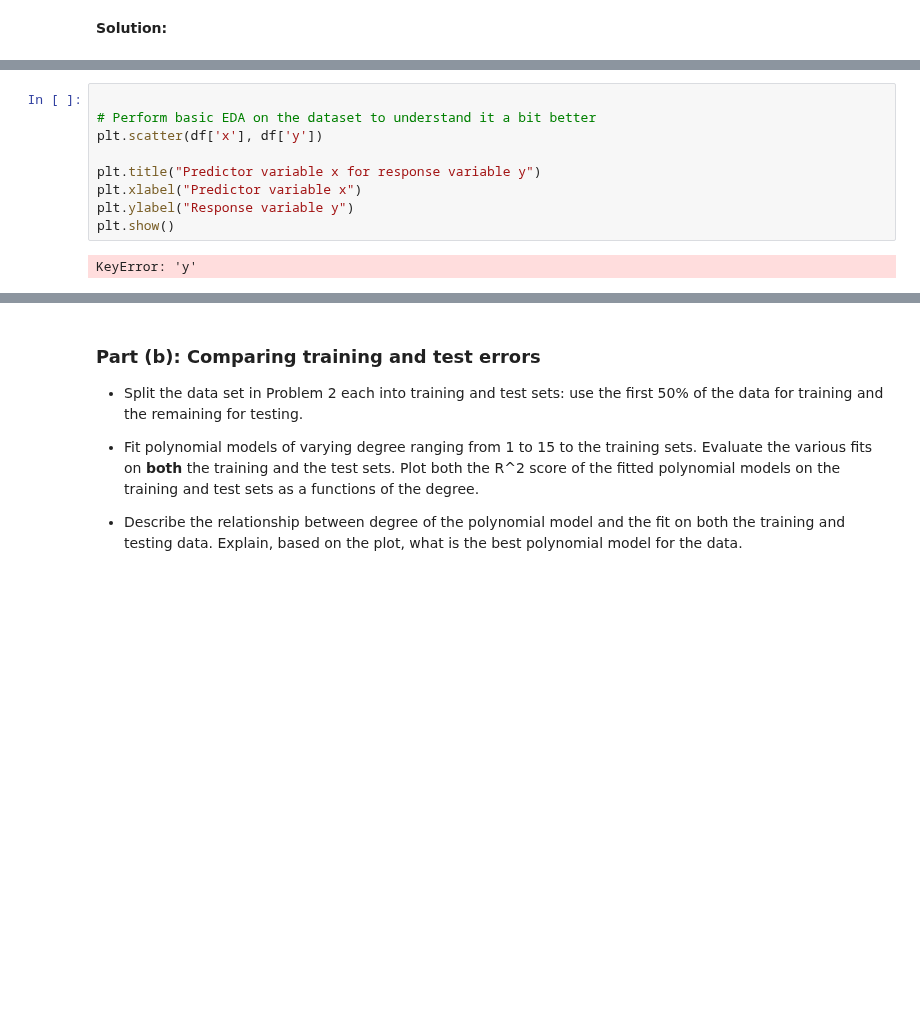
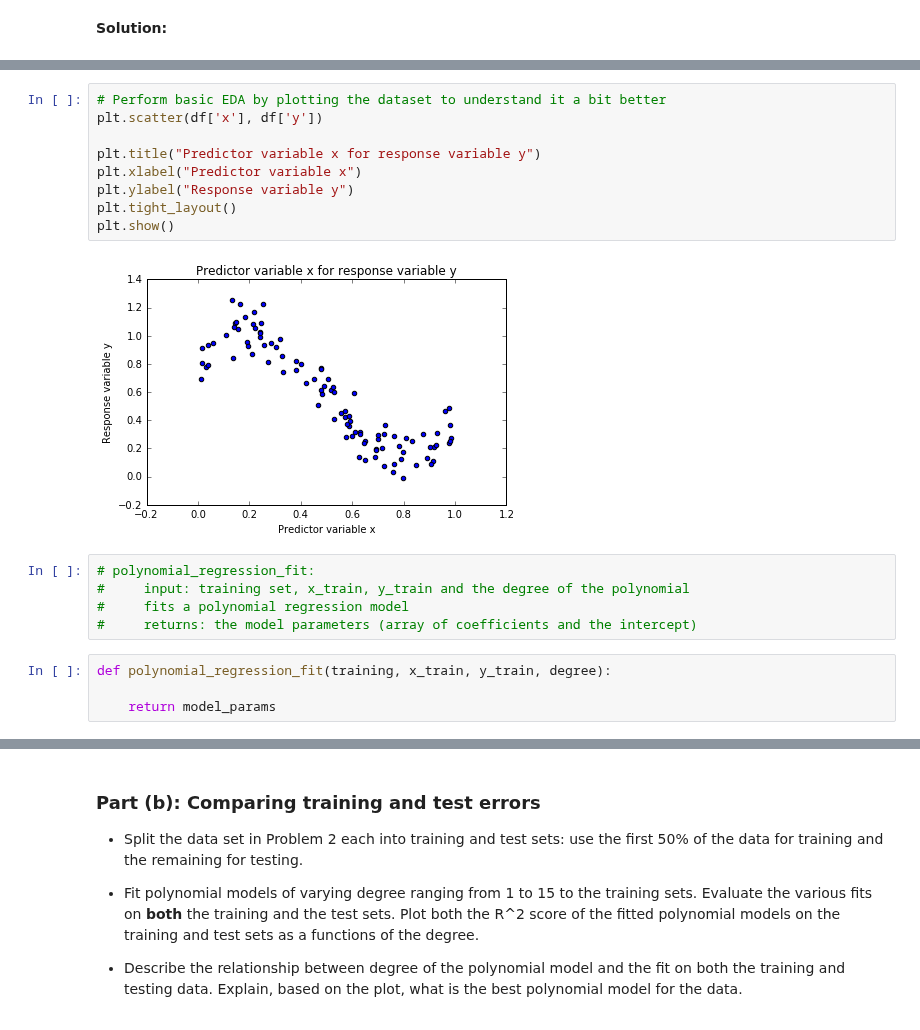
Before and after one commit to rickfarmer/harvard-cs-109a-data-science, a Jupyter notebook: farmer_rick_cs109a_HW3.ipynb, the cells around one changed output, grey strips where cells are left out. Saved outputs shown, nothing was run; the diff lists cells and outputs as text; blank space fills up the shorter version.

Commit message:
2a EDA and function starters.  Had to modify the dataset_3.txt since y was including a space, i.e. " y"

```diff
--- a/farmer_rick_cs109a_HW3.ipynb
+++ b/farmer_rick_cs109a_HW3.ipynb
@@ -333,13 +355,22 @@ number of rows: 100
 | 3 | 0.832000 | 0.24985 |
 | 4 | 0.163920 | 1.22470 |
 # %%
-
-# Perform basic EDA on the dataset to understand it a bit better
+# Perform basic EDA by plotting the dataset to understand it a bit better
 plt.scatter(df['x'], df['y'])
 
 plt.title("Predictor variable x for response variable y")
 plt.xlabel("Predictor variable x")
 plt.ylabel("Response variable y")
+plt.tight_layout()
 plt.show()
 # %% [output]
-KeyError: 'y'
+[figure, added]
+# %%
+# polynomial_regression_fit:
+#     input: training set, x_train, y_train and the degree of the polynomial
+#     fits a polynomial regression model
+#     returns: the model parameters (array of coefficients and the intercept)
+# %%
+def polynomial_regression_fit(training, x_train, y_train, degree):
+
+    return model_params
```
Also changed, not shown: parts of 4 cells of this notebook, 1 other file.
